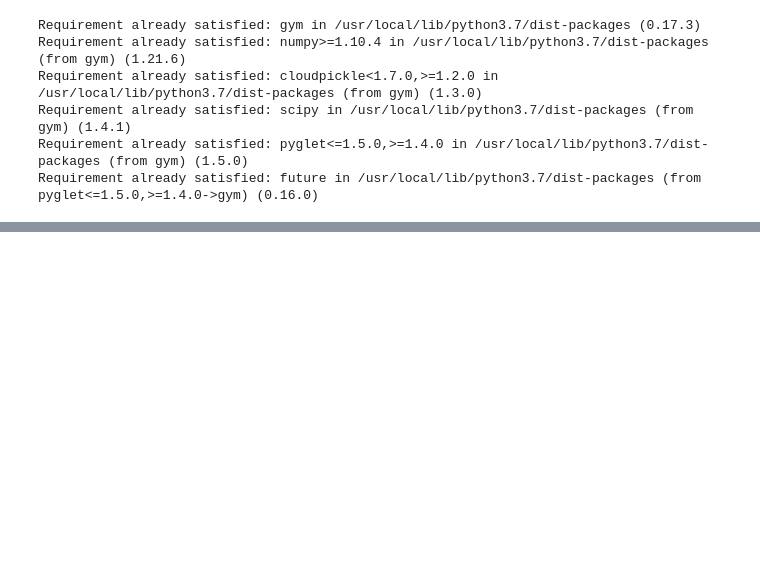
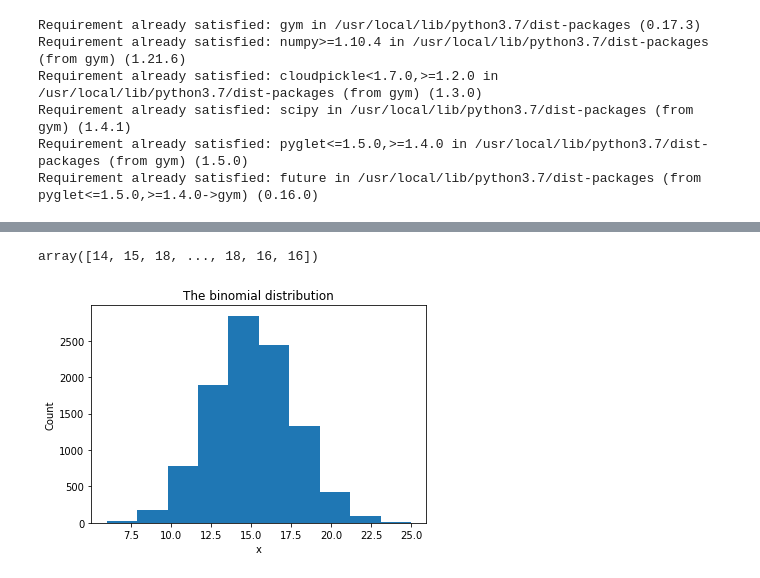
Before and after one commit to tusubirarita/My-Repo, a Jupyter notebook: colabintrotutorial.ipynb, the cells around one changed output, grey strips where cells are left out. Saved outputs shown, nothing was run; the diff lists cells and outputs as text; code cells hidden in the pictures; blank space fills up the shorter version.

```diff
--- a/colabintrotutorial.ipynb
+++ b/colabintrotutorial.ipynb
@@ -27,0 +99,6 @@ import gym
+# %%
+#Creating Plots
+x = np.random.binomial(n=30, p=0.5, size=10_000)
+x
+# %% [output]
+array([14, 15, 18, ..., 18, 16, 16])
@@ -27,0 +109,8 @@ import gym
+# %%
+fig, ax = plt.subplots()
+ax.hist(x)
+ax.set_xlabel("x")
+ax.set_ylabel("Count")
+ax.set_title("The binomial distribution");
+# %% [output]
+[figure, added]
```
Also changed, not shown: parts of 44 cells of this notebook.
